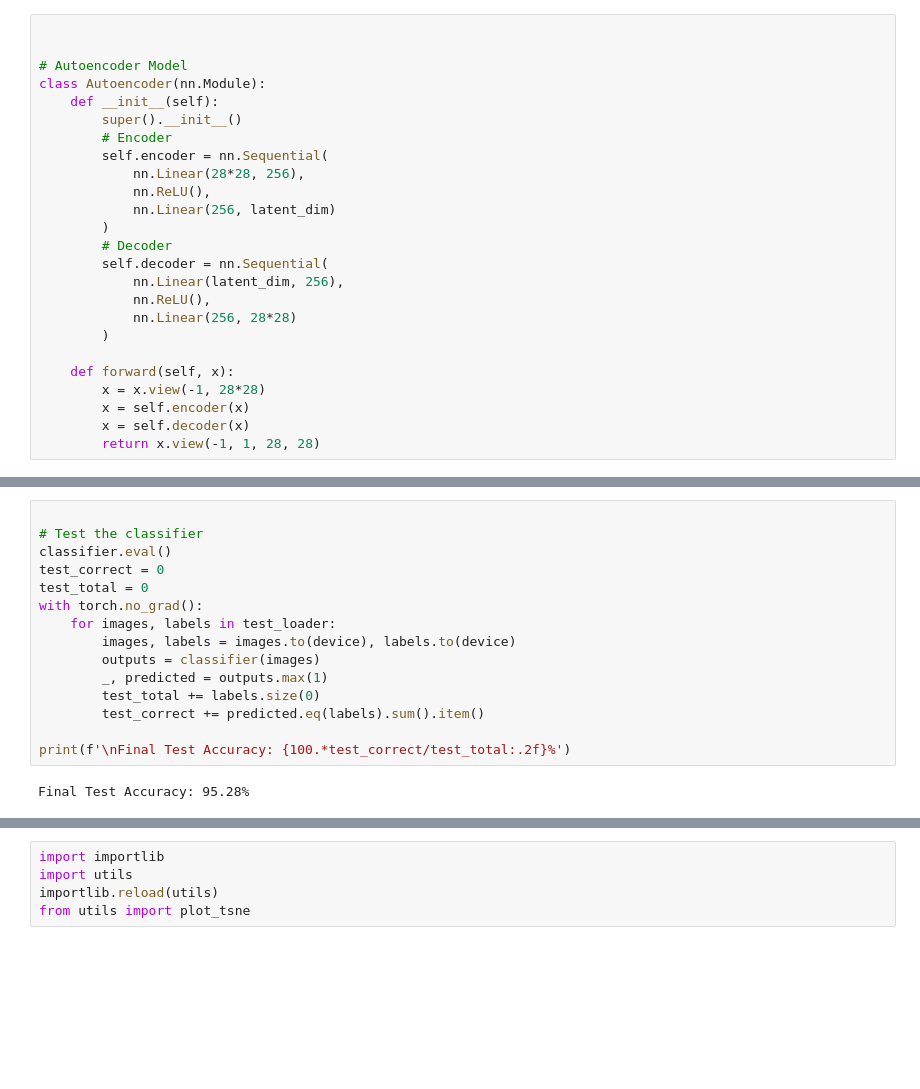
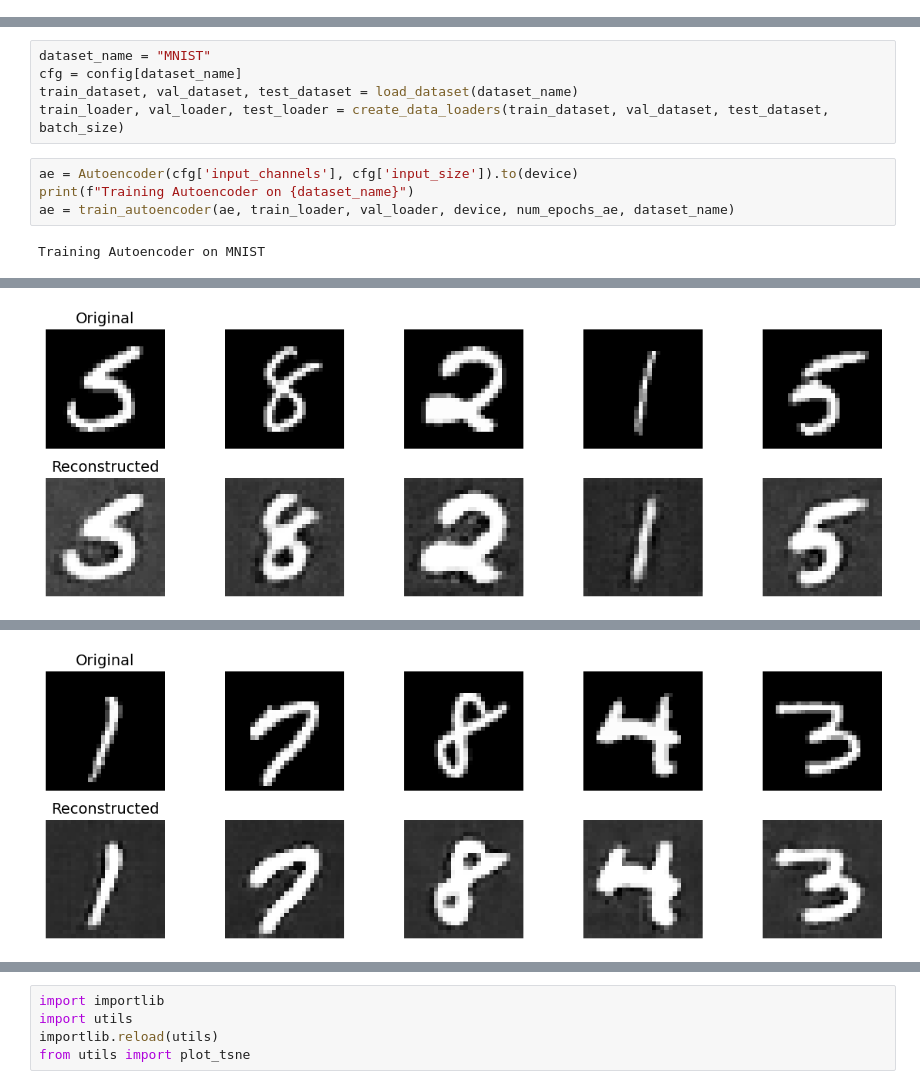
Before and after one commit to oren-ron/Deep_project, a Jupyter notebook: subtask1.ipynb, the cells around one changed output, grey strips where cells are left out. Drawn from its saved outputs; the diff is of its cells as text; blank space fills up the shorter version.

Commit message:
mnist and cifar

```diff
--- a/subtask1.ipynb
+++ b/subtask1.ipynb
@@ -47,26 +185 @@ test_loader = DataLoader(test_dataset, batch_size=batch_size, shuffle=False)
-# %%
-
-
-# Autoencoder Model
-class Autoencoder(nn.Module):
-    def __init__(self):
-        super().__init__()
-        # Encoder
-        self.encoder = nn.Sequential(
-            nn.Linear(28*28, 256),
-            nn.ReLU(),
-            nn.Linear(256, latent_dim)
-        )
-        # Decoder
-        self.decoder = nn.Sequential(
-            nn.Linear(latent_dim, 256),
-            nn.ReLU(),
-            nn.Linear(256, 28*28)
-        )
-
-    def forward(self, x):
-        x = x.view(-1, 28*28)
-        x = self.encoder(x)
-        x = self.decoder(x)
-        return x.view(-1, 1, 28, 28)
 # %%
@@ -280,17 +325,11 @@ Epoch [4/4],         Train Loss: 0.1668,         Val Loss: 0.1646,         Val A
-# %%
-
-# Test the classifier
-classifier.eval()
-test_correct = 0
-test_total = 0
-with torch.no_grad():
-    for images, labels in test_loader:
-        images, labels = images.to(device), labels.to(device)
-        outputs = classifier(images)
-        _, predicted = outputs.max(1)
-        test_total += labels.size(0)
-        test_correct += predicted.eq(labels).sum().item()
-
-print(f'\nFinal Test Accuracy: {100.*test_correct/test_total:.2f}%')
-# %% [output]
-Final Test Accuracy: 95.28%
+# %%
+dataset_name = "MNIST"
+cfg = config[dataset_name]
+train_dataset, val_dataset, test_dataset = load_dataset(dataset_name)
+train_loader, val_loader, test_loader = create_data_loaders(train_dataset, val_dataset, test_dataset, batch_size)
+# %%
+ae = Autoencoder(cfg['input_channels'], cfg['input_size']).to(device)
+print(f"Training Autoencoder on {dataset_name}")
+ae = train_autoencoder(ae, train_loader, val_loader, device, num_epochs_ae, dataset_name)
+# %% [output]
+Training Autoencoder on MNIST
@@ -296,0 +337 @@ Final Test Accuracy: 95.28%
+[figure, added]
@@ -296,0 +339 @@ Final Test Accuracy: 95.28%
+[figure, added]
```
Also changed, not shown: parts of 24 cells of this notebook, 9 other files.
